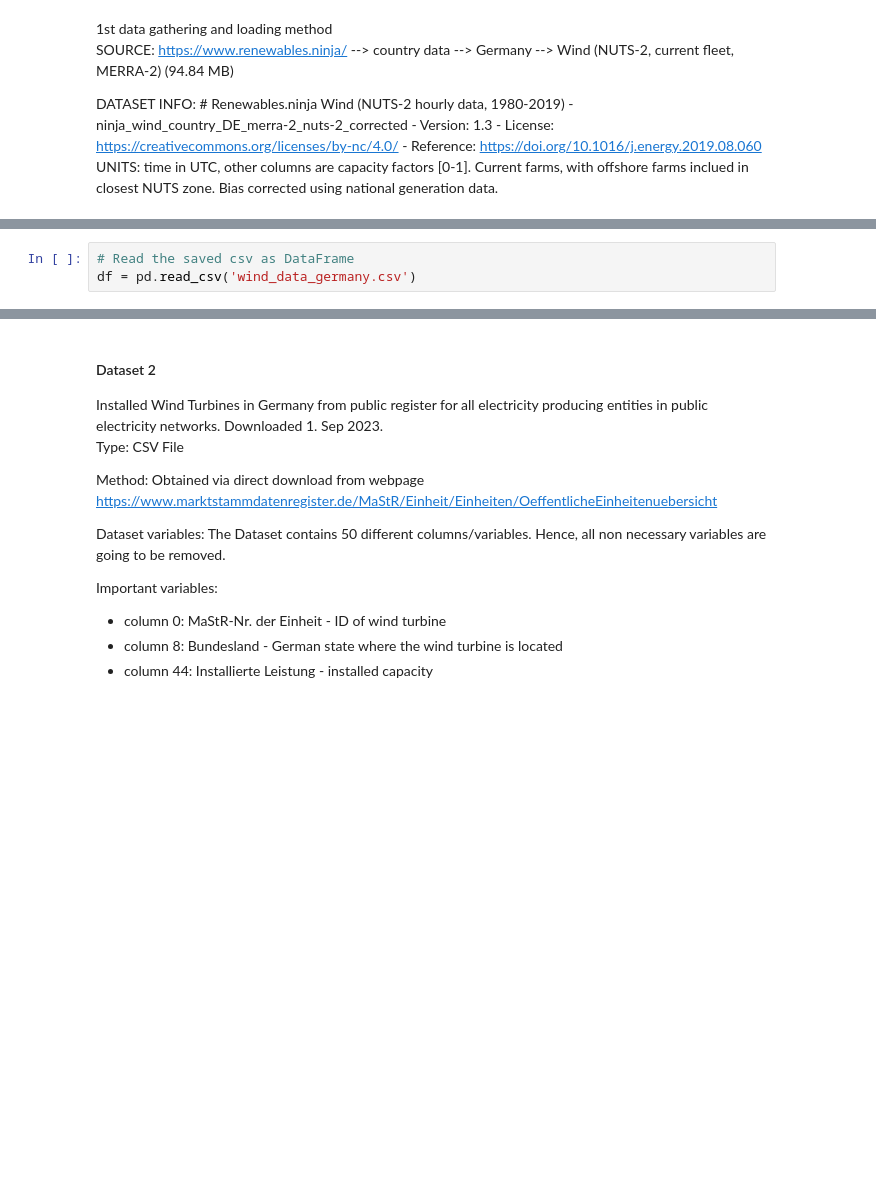
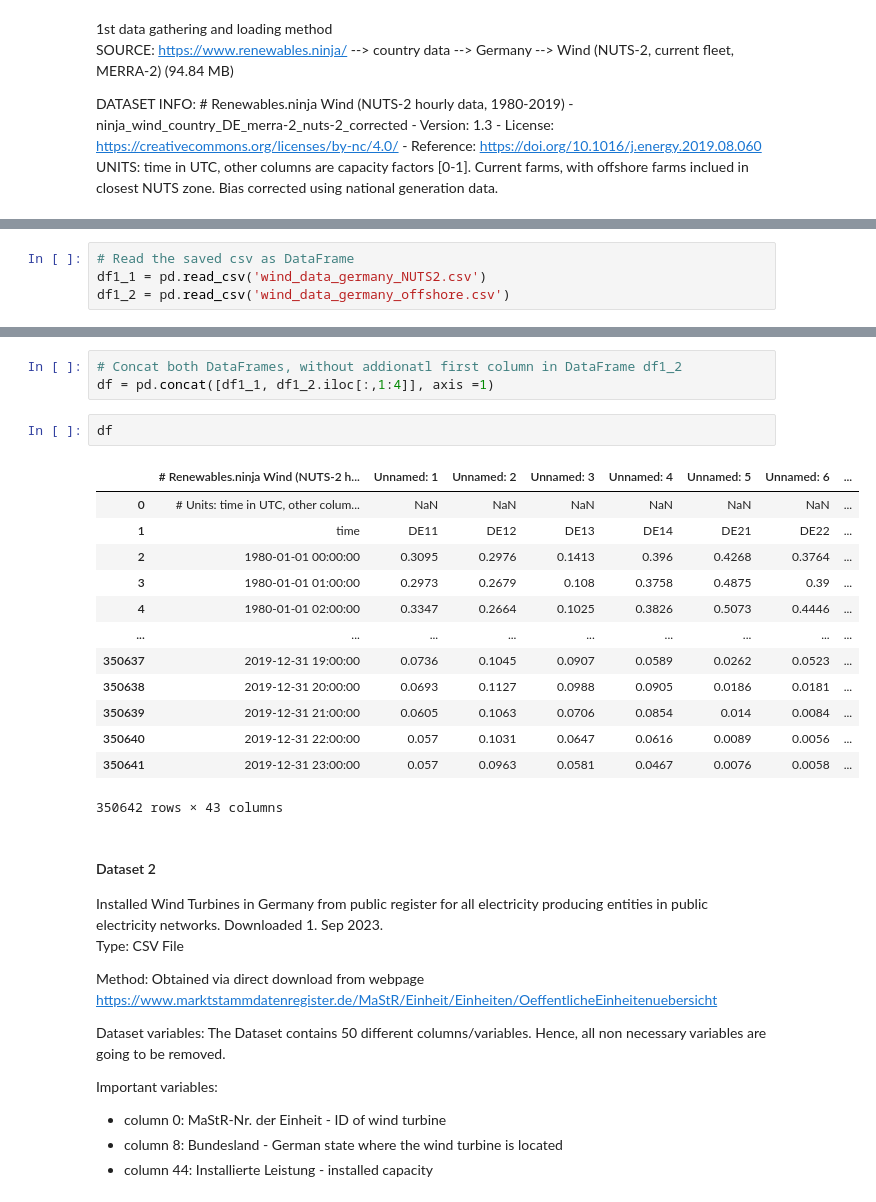
Before and after one commit to HeinrichBoeing/udacity-data_analyst-project2-data_wrangling, a Jupyter notebook: data_wrangling_project_starter_data_wrangling_project_starter.ipynb, the cells around one changed output, grey strips where cells are left out. Cells and saved outputs as stored; diff of their text form; blank space fills up the shorter version.

```diff
--- a/data_wrangling_project_starter_data_wrangling_project_starter.ipynb
+++ b/data_wrangling_project_starter_data_wrangling_project_starter.ipynb
@@ -85,4 +99,5 @@ file.close()
 # %%
 # Read the saved csv as DataFrame
-df = pd.read_csv('wind_data_germany.csv')
+df1_1 = pd.read_csv('wind_data_germany_NUTS2.csv')
+df1_2 = pd.read_csv('wind_data_germany_offshore.csv')
 # %%
@@ -98,3 +122,22 @@ df.head(5)
+# %%
+# Concat both DataFrames, without addionatl first column in DataFrame df1_2
+df = pd.concat([df1_1, df1_2.iloc[:,1:4]], axis =1)
+# %%
+df
+# %% [output]
+|  | # Renewables.ninja Wind (NUTS-2 h... | Unnamed: 1 | Unnamed: 2 | Unnamed: 3 | Unnamed: 4 | Unnamed: 5 | Unnamed: 6 | ... |
+| 0 | # Units: time in UTC, other colum... | NaN | NaN | NaN | NaN | NaN | NaN | ... |
+| 1 | time | DE11 | DE12 | DE13 | DE14 | DE21 | DE22 | ... |
+| 2 | 1980-01-01 00:00:00 | 0.3095 | 0.2976 | 0.1413 | 0.396 | 0.4268 | 0.3764 | ... |
+| 3 | 1980-01-01 01:00:00 | 0.2973 | 0.2679 | 0.108 | 0.3758 | 0.4875 | 0.39 | ... |
+| 4 | 1980-01-01 02:00:00 | 0.3347 | 0.2664 | 0.1025 | 0.3826 | 0.5073 | 0.4446 | ... |
+| ... | ... | ... | ... | ... | ... | ... | ... | ... |
+| 350637 | 2019-12-31 19:00:00 | 0.0736 | 0.1045 | 0.0907 | 0.0589 | 0.0262 | 0.0523 | ... |
+| 350638 | 2019-12-31 20:00:00 | 0.0693 | 0.1127 | 0.0988 | 0.0905 | 0.0186 | 0.0181 | ... |
+| 350639 | 2019-12-31 21:00:00 | 0.0605 | 0.1063 | 0.0706 | 0.0854 | 0.014 | 0.0084 | ... |
+| 350640 | 2019-12-31 22:00:00 | 0.057 | 0.1031 | 0.0647 | 0.0616 | 0.0089 | 0.0056 | ... |
+| 350641 | 2019-12-31 23:00:00 | 0.057 | 0.0963 | 0.0581 | 0.0467 | 0.0076 | 0.0058 | ... |
+350642 rows × 43 columns
 # %% [markdown]
 #### Dataset 2
 
```
Also changed, not shown: parts of 58 cells of this notebook, 3 other files.
